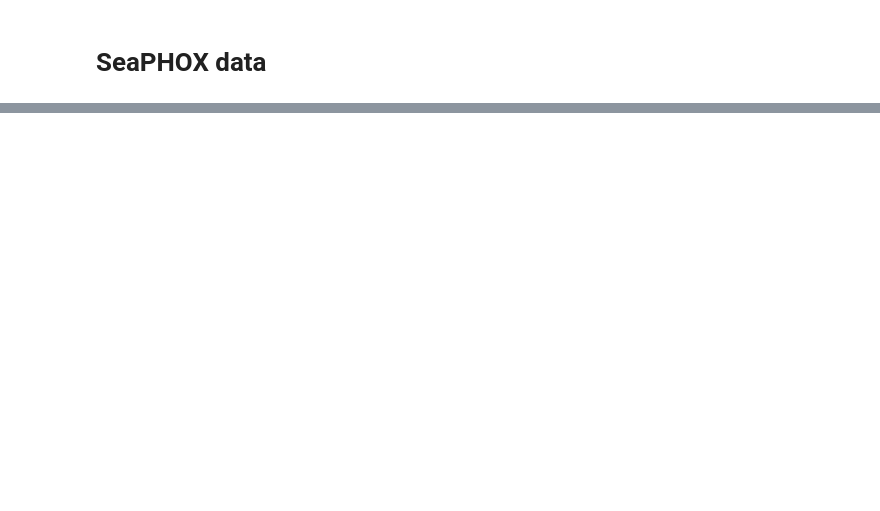
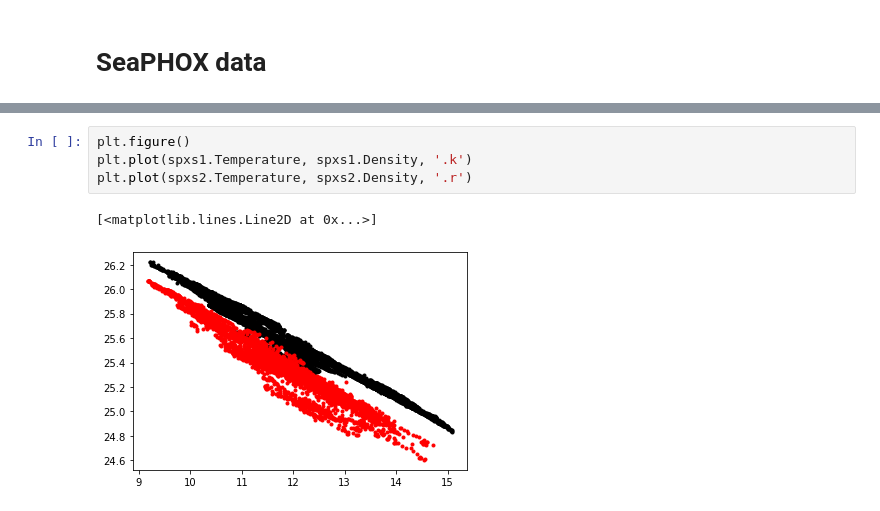
Before and after one commit to lagrady/Kelp-Forest-Hydrodynamics, a Jupyter notebook: notebooks/Temp_data.ipynb, the cells around one changed output, grey strips where cells are left out. Saved outputs shown, nothing was run; the diff lists cells and outputs as text; blank space fills up the shorter version.

```diff
--- a/notebooks/Temp_data.ipynb
+++ b/notebooks/Temp_data.ipynb
@@ -252,0 +241,7 @@ ds.to_netcdf('SeaPHOX/seaphox.nc')
+# %%
+plt.figure()
+plt.plot(spxs1.Temperature, spxs1.Density, '.k')
+plt.plot(spxs2.Temperature, spxs2.Density, '.r')
+# %% [output]
+[<matplotlib.lines.Line2D at 0x...>]
+[figure, added]
```
Also changed, not shown: parts of 31 cells of this notebook, 5 other files.
